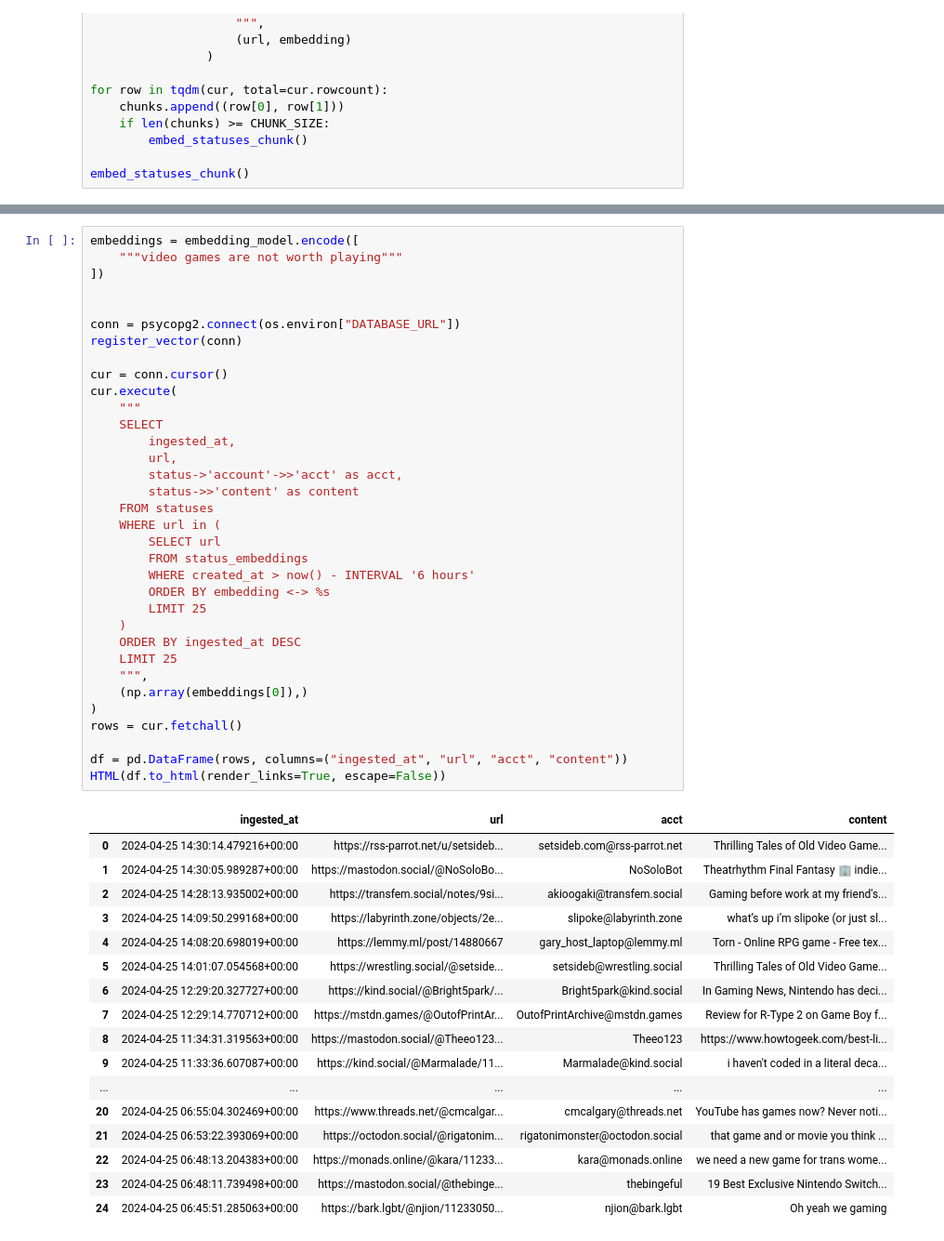
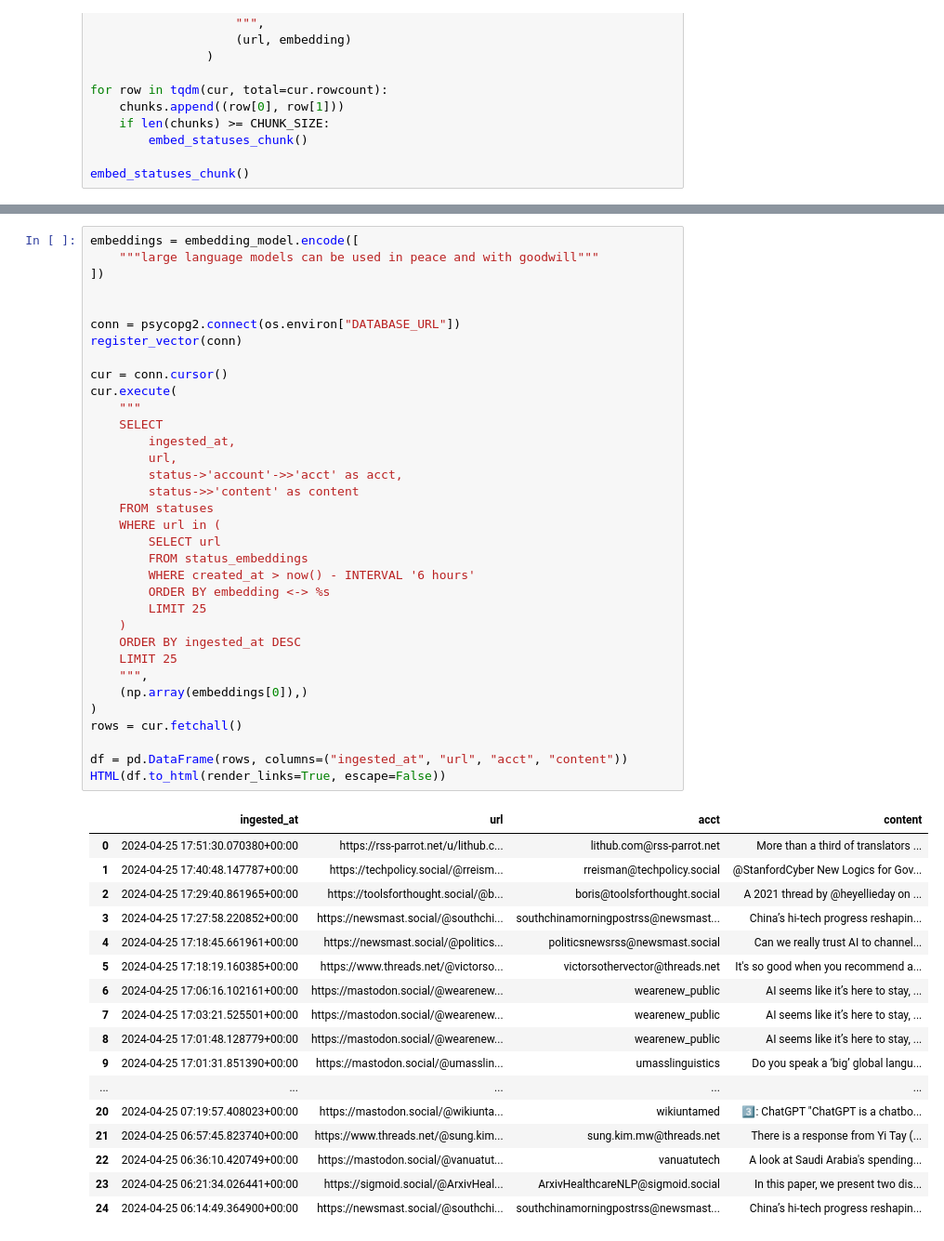
Before and after one commit to lmorchard/pubpulse, a Jupyter notebook: notebook/index.ipynb, the cells around one changed output, grey strips where cells are left out. Shown at 93% size. Saved outputs shown, nothing was run; the diff lists cells and outputs as text.

```diff
--- a/notebook/index.ipynb
+++ b/notebook/index.ipynb
@@ -309,52 +320,52 @@ embed_statuses_chunk()
 # %%
 embeddings = embedding_model.encode([
-    """video games are not worth playing"""
+    """large language models can be used in peace and with goodwill"""
 ])
 
 
 conn = psycopg2.connect(os.environ["DATABASE_URL"])
 register_vector(conn)
 
 cur = conn.cursor()
 cur.execute(
     """
     SELECT
         ingested_at,
         url,
         status->'account'->>'acct' as acct,
         status->>'content' as content
     FROM statuses
     WHERE url in (
         SELECT url
         FROM status_embeddings
         WHERE created_at > now() - INTERVAL '6 hours'
         ORDER BY embedding <-> %s
         LIMIT 25
     )
     ORDER BY ingested_at DESC
     LIMIT 25
     """,
     (np.array(embeddings[0]),)
 )
 rows = cur.fetchall()
 
 df = pd.DataFrame(rows, columns=("ingested_at", "url", "acct", "content"))
 HTML(df.to_html(render_links=True, escape=False))
 # %% [output]
 |  | ingested_at | url | acct | content |
-| 0 | 2024-04-25 14:30:14.479216+00:00 | https://rss-parrot.net/u/setsideb... | setsideb.com@rss-parrot.net | Thrilling Tales of Old Video Game... |
-| 1 | 2024-04-25 14:30:05.989287+00:00 | https://mastodon.social/@NoSoloBo... | NoSoloBot | Theatrhythm Final Fantasy 🏢 indie... |
-| 2 | 2024-04-25 14:28:13.935002+00:00 | https://transfem.social/notes/9si... | akioogaki@transfem.social | Gaming before work at my friend's... |
-| 3 | 2024-04-25 14:09:50.299168+00:00 | https://labyrinth.zone/objects/2e... | slipoke@labyrinth.zone | what’s up i’m slipoke (or just sl... |
-| 4 | 2024-04-25 14:08:20.698019+00:00 | https://lemmy.ml/post/14880667 | gary_host_laptop@lemmy.ml | Torn - Online RPG game - Free tex... |
-| 5 | 2024-04-25 14:01:07.054568+00:00 | https://wrestling.social/@setside... | setsideb@wrestling.social | Thrilling Tales of Old Video Game... |
-| 6 | 2024-04-25 12:29:20.327727+00:00 | https://kind.social/@Bright5park/... | Bright5park@kind.social | In Gaming News, Nintendo has deci... |
-| 7 | 2024-04-25 12:29:14.770712+00:00 | https://mstdn.games/@OutofPrintAr... | OutofPrintArchive@mstdn.games | Review for R-Type 2 on Game Boy f... |
-| 8 | 2024-04-25 11:34:31.319563+00:00 | https://mastodon.social/@Theeo123... | Theeo123 | https://www.howtogeek.com/best-li... |
-| 9 | 2024-04-25 11:33:36.607087+00:00 | https://kind.social/@Marmalade/11... | Marmalade@kind.social | i haven't coded in a literal deca... |
+| 0 | 2024-04-25 17:51:30.070380+00:00 | https://rss-parrot.net/u/lithub.c... | lithub.com@rss-parrot.net | More than a third of translators ... |
+| 1 | 2024-04-25 17:40:48.147787+00:00 | https://techpolicy.social/@rreism... | rreisman@techpolicy.social | @StanfordCyber New Logics for Gov... |
+| 2 | 2024-04-25 17:29:40.861965+00:00 | https://toolsforthought.social/@b... | boris@toolsforthought.social | A 2021 thread by @heyellieday on ... |
+| 3 | 2024-04-25 17:27:58.220852+00:00 | https://newsmast.social/@southchi... | southchinamorningpostrss@newsmast... | China’s hi-tech progress reshapin... |
+| 4 | 2024-04-25 17:18:45.661961+00:00 | https://newsmast.social/@politics... | politicsnewsrss@newsmast.social | Can we really trust AI to channel... |
+| 5 | 2024-04-25 17:18:19.160385+00:00 | https://www.threads.net/@victorso... | victorsothervector@threads.net | It's so good when you recommend a... |
+| 6 | 2024-04-25 17:06:16.102161+00:00 | https://mastodon.social/@wearenew... | wearenew_public | AI seems like it’s here to stay, ... |
+| 7 | 2024-04-25 17:03:21.525501+00:00 | https://mastodon.social/@wearenew... | wearenew_public | AI seems like it’s here to stay, ... |
+| 8 | 2024-04-25 17:01:48.128779+00:00 | https://mastodon.social/@wearenew... | wearenew_public | AI seems like it’s here to stay, ... |
+| 9 | 2024-04-25 17:01:31.851390+00:00 | https://mastodon.social/@umasslin... | umasslinguistics | Do you speak a ‘big’ global langu... |
 | ... | ... | ... | ... | ... |
-| 20 | 2024-04-25 06:55:04.302469+00:00 | https://www.threads.net/@cmcalgar... | cmcalgary@threads.net | YouTube has games now? Never noti... |
-| 21 | 2024-04-25 06:53:22.393069+00:00 | https://octodon.social/@rigatonim... | rigatonimonster@octodon.social | that game and or movie you think ... |
-| 22 | 2024-04-25 06:48:13.204383+00:00 | https://monads.online/@kara/11233... | kara@monads.online | we need a new game for trans wome... |
-| 23 | 2024-04-25 06:48:11.739498+00:00 | https://mastodon.social/@thebinge... | thebingeful | 19 Best Exclusive Nintendo Switch... |
-| 24 | 2024-04-25 06:45:51.285063+00:00 | https://bark.lgbt/@njion/11233050... | njion@bark.lgbt | Oh yeah we gaming |
+| 20 | 2024-04-25 07:19:57.408023+00:00 | https://mastodon.social/@wikiunta... | wikiuntamed | 3️⃣: ChatGPT "ChatGPT is a chatbo... |
+| 21 | 2024-04-25 06:57:45.823740+00:00 | https://www.threads.net/@sung.kim... | sung.kim.mw@threads.net | There is a response from Yi Tay (... |
+| 22 | 2024-04-25 06:36:10.420749+00:00 | https://mastodon.social/@vanuatut... | vanuatutech | A look at Saudi Arabia's spending... |
+| 23 | 2024-04-25 06:21:34.026441+00:00 | https://sigmoid.social/@ArxivHeal... | ArxivHealthcareNLP@sigmoid.social | In this paper, we present two dis... |
+| 24 | 2024-04-25 06:14:49.364900+00:00 | https://newsmast.social/@southchi... | southchinamorningpostrss@newsmast... | China’s hi-tech progress reshapin... |
```
Also changed, not shown: parts of 7 cells of this notebook, 23 other files.
